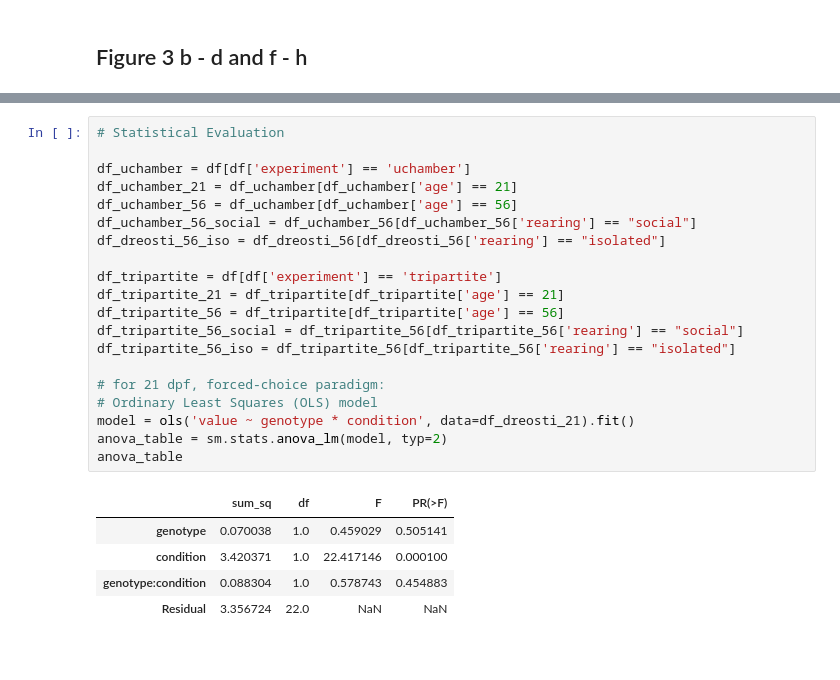
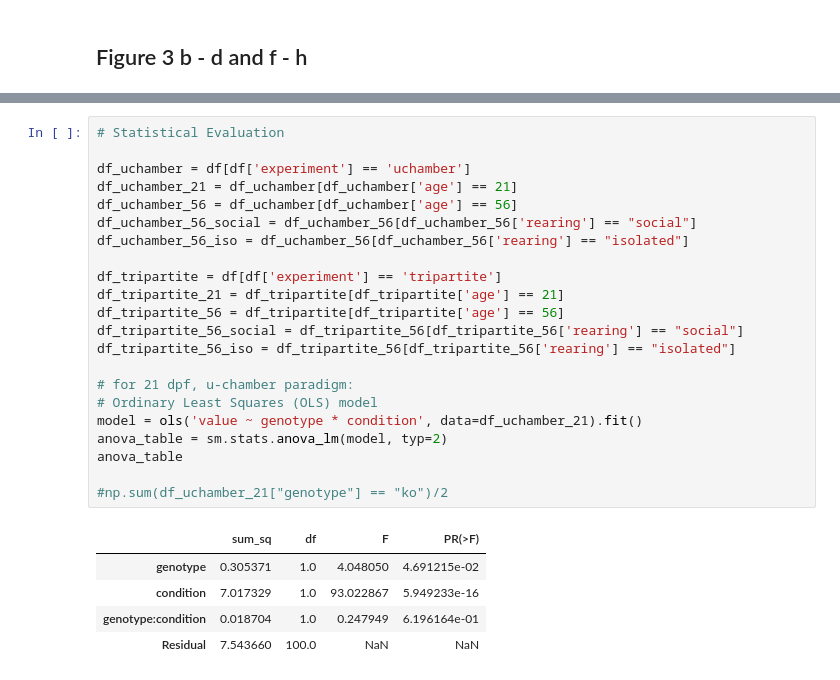
Before and after one commit to Anneser/zfish_PTH2, a Jupyter notebook: Figure3_SocialPreference.ipynb, the cells around one changed output, grey strips where cells are left out. Saved outputs shown, nothing was run; the diff lists cells and outputs as text.

```diff
--- a/Figure3_SocialPreference.ipynb
+++ b/Figure3_SocialPreference.ipynb
@@ -52,26 +66,28 @@ f.set(ylim=(-1.1, 1.1))
 # %%
 # Statistical Evaluation
 
 df_uchamber = df[df['experiment'] == 'uchamber']
 df_uchamber_21 = df_uchamber[df_uchamber['age'] == 21]
 df_uchamber_56 = df_uchamber[df_uchamber['age'] == 56]
 df_uchamber_56_social = df_uchamber_56[df_uchamber_56['rearing'] == "social"]
-df_dreosti_56_iso = df_dreosti_56[df_dreosti_56['rearing'] == "isolated"]
+df_uchamber_56_iso = df_uchamber_56[df_uchamber_56['rearing'] == "isolated"]
 
 df_tripartite = df[df['experiment'] == 'tripartite']
 df_tripartite_21 = df_tripartite[df_tripartite['age'] == 21]
 df_tripartite_56 = df_tripartite[df_tripartite['age'] == 56]
 df_tripartite_56_social = df_tripartite_56[df_tripartite_56['rearing'] == "social"]
 df_tripartite_56_iso = df_tripartite_56[df_tripartite_56['rearing'] == "isolated"]
 
-# for 21 dpf, forced-choice paradigm:
+# for 21 dpf, u-chamber paradigm:
 # Ordinary Least Squares (OLS) model
-model = ols('value ~ genotype * condition', data=df_dreosti_21).fit()
+model = ols('value ~ genotype * condition', data=df_uchamber_21).fit()
 anova_table = sm.stats.anova_lm(model, typ=2)
 anova_table
+
+#np.sum(df_uchamber_21["genotype"] == "ko")/2
 # %% [output]
 |  | sum_sq | df | F | PR(>F) |
-| genotype | 0.070038 | 1.0 | 0.459029 | 0.505141 |
-| condition | 3.420371 | 1.0 | 22.417146 | 0.000100 |
-| genotype:condition | 0.088304 | 1.0 | 0.578743 | 0.454883 |
-| Residual | 3.356724 | 22.0 | NaN | NaN |
+| genotype | 0.305371 | 1.0 | 4.048050 | 4.691215e-02 |
+| condition | 7.017329 | 1.0 | 93.022867 | 5.949233e-16 |
+| genotype:condition | 0.018704 | 1.0 | 0.247949 | 6.196164e-01 |
+| Residual | 7.543660 | 100.0 | NaN | NaN |
```
Also changed, not shown: parts of 14 cells of this notebook.
